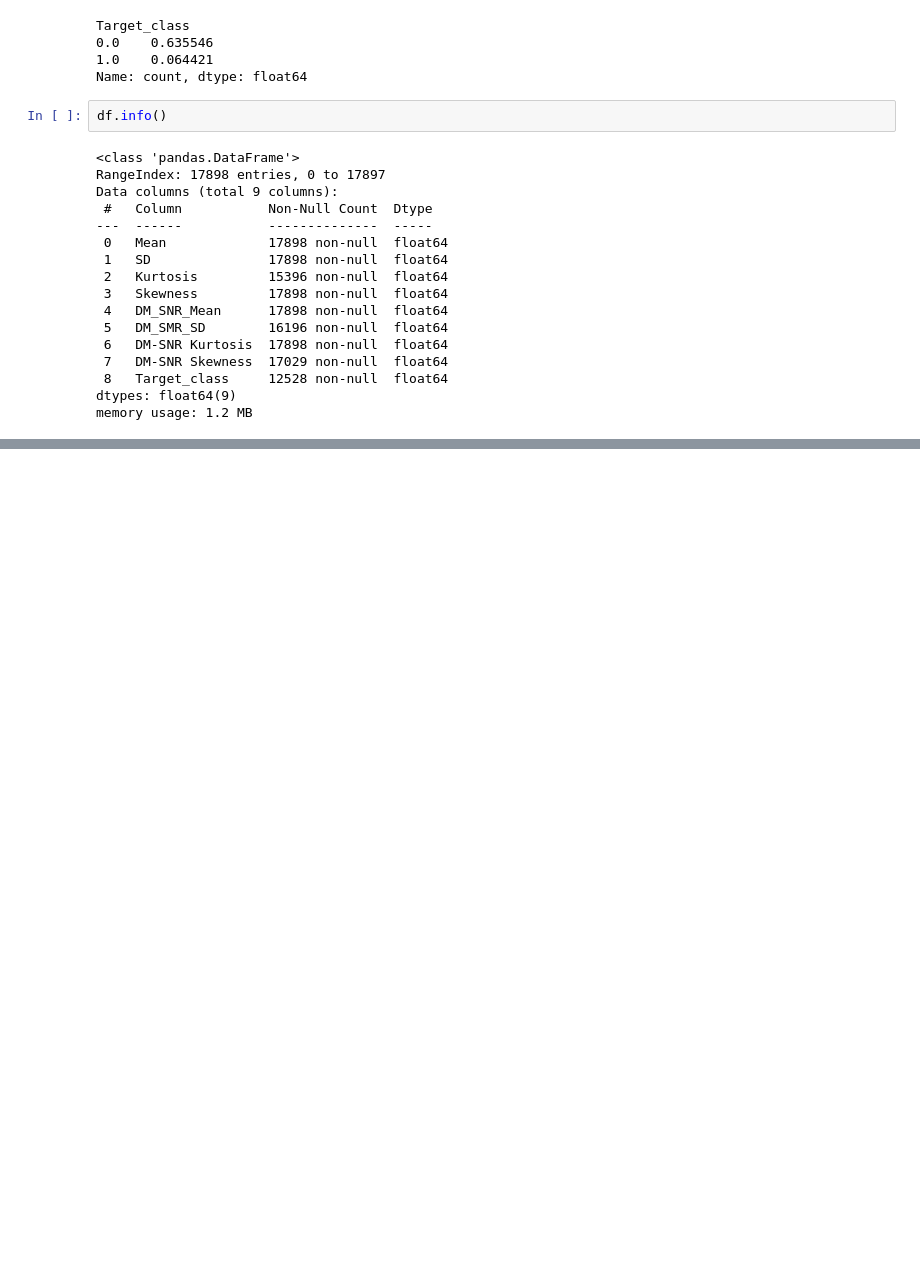
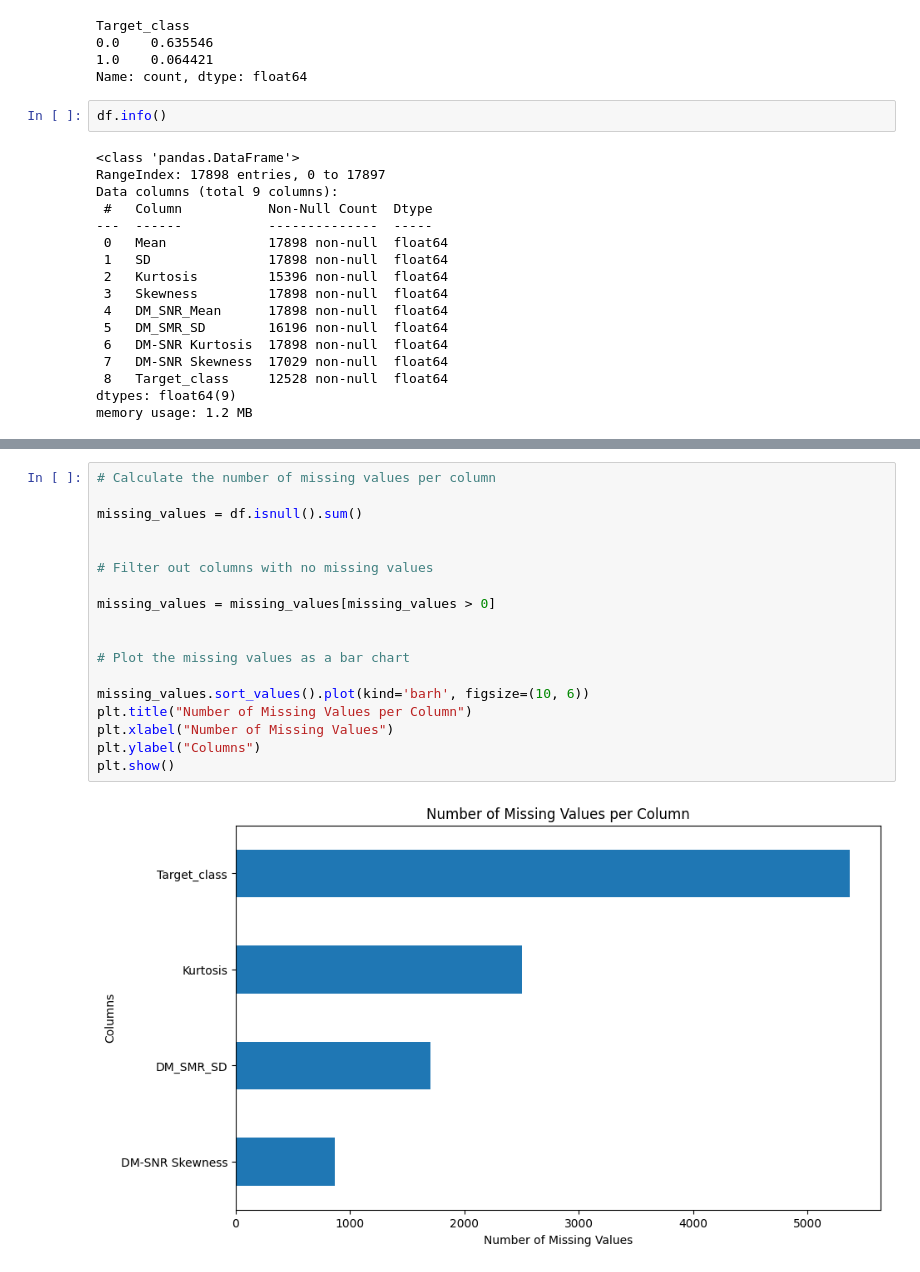
Before and after one commit to BinaryWhizz/Machine-Learning, a Jupyter notebook: Machine Learning 06/01.ipynb, the cells around one changed output, grey strips where cells are left out. Drawn from its saved outputs; the diff is of its cells as text; blank space fills up the shorter version.

```diff
--- a/Machine Learning 06/01.ipynb
+++ b/Machine Learning 06/01.ipynb
@@ -151,0 +178,20 @@ dtype: int64
+# %%
+# Calculate the number of missing values per column
+
+missing_values = df.isnull().sum()
+
+
+# Filter out columns with no missing values
+
+missing_values = missing_values[missing_values > 0]
+
+
+# Plot the missing values as a bar chart
+
+missing_values.sort_values().plot(kind='barh', figsize=(10, 6))
+plt.title("Number of Missing Values per Column")
+plt.xlabel("Number of Missing Values")
+plt.ylabel("Columns")
+plt.show()
+# %% [output]
+[figure, added]
```
Also changed, not shown: parts of 17 cells of this notebook.
